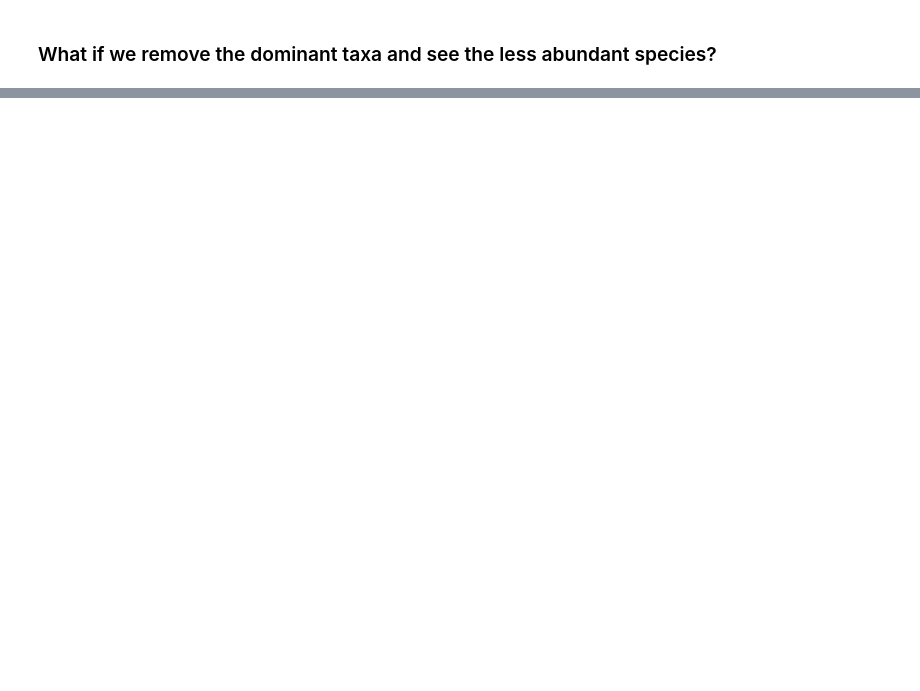
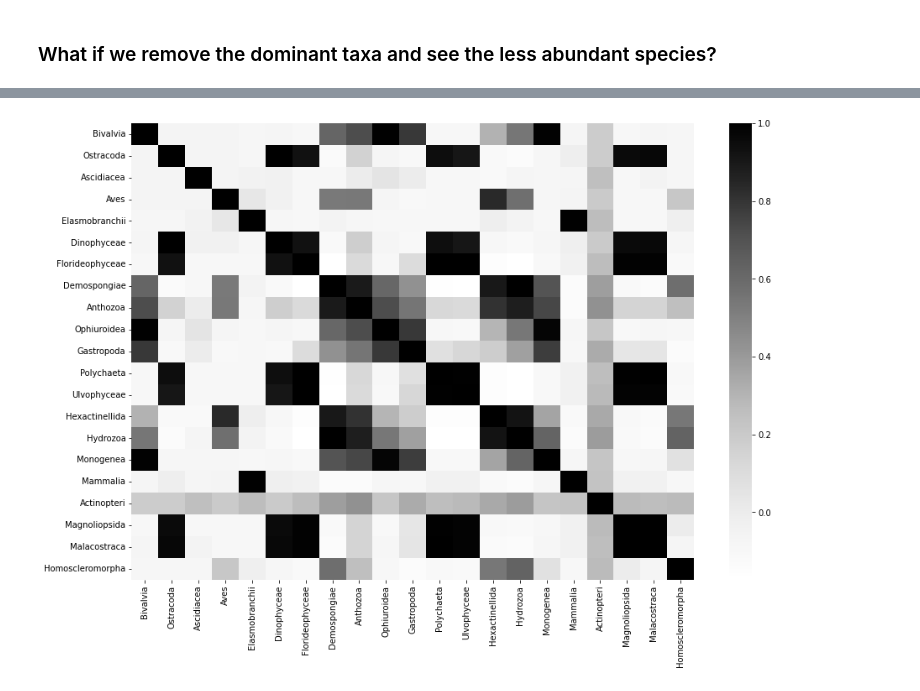
Before and after one commit to ayushanand18/obis-research, a Jupyter notebook: notebooks/seascapes-taxonomic-differences.ipynb, the cells around one changed output, grey strips where cells are left out. Saved outputs shown, nothing was run; the diff lists cells and outputs as text; code cells hidden in the pictures; blank space fills up the shorter version.

```diff
--- a/notebooks/seascapes-taxonomic-differences.ipynb
+++ b/notebooks/seascapes-taxonomic-differences.ipynb
@@ -466,0 +498,4 @@ plt.show()
+# %%
+sns.heatmap(data.corr(), cmap="Greys");
+# %% [output]
+[figure, added]
```
Also changed, not shown: parts of 7 cells of this notebook.
